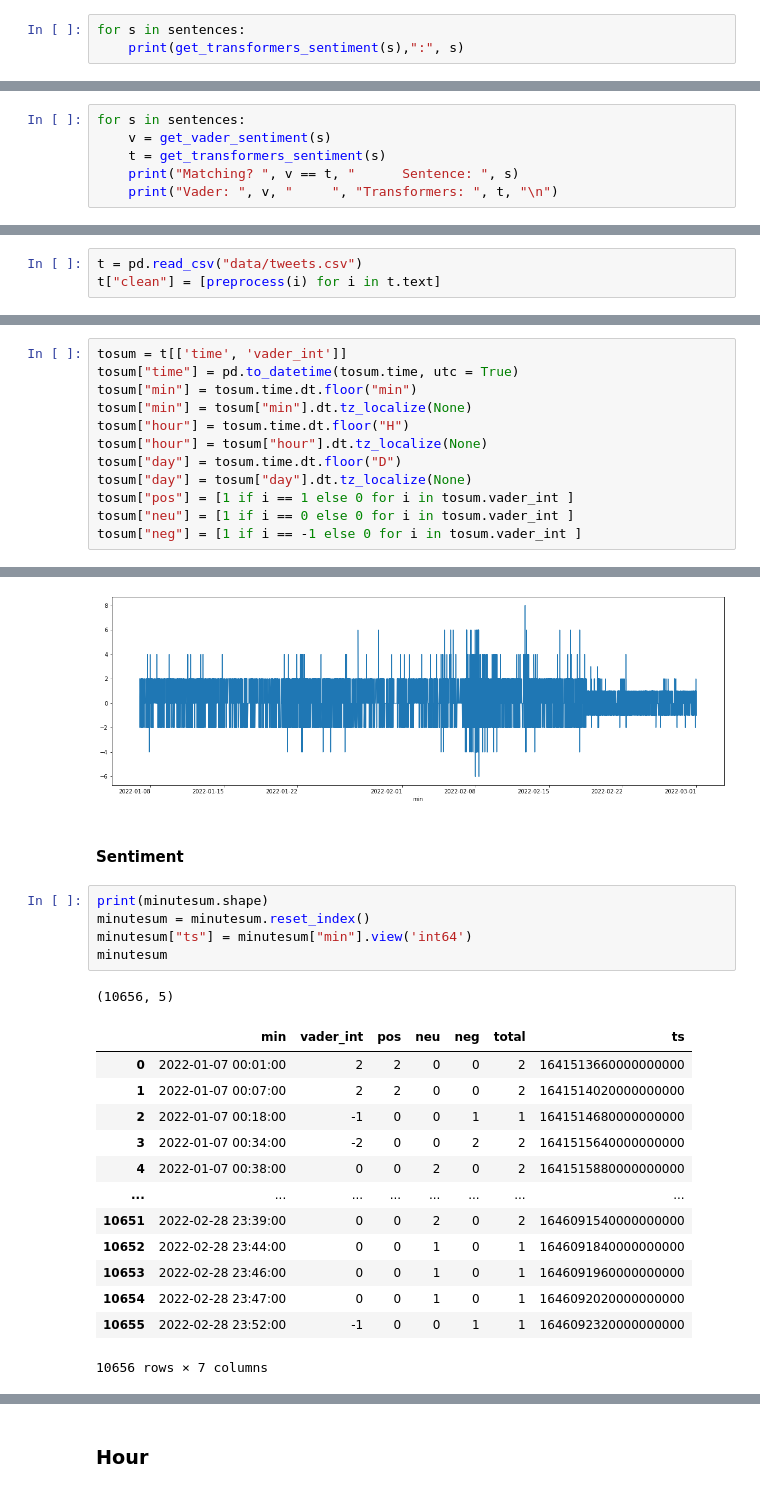
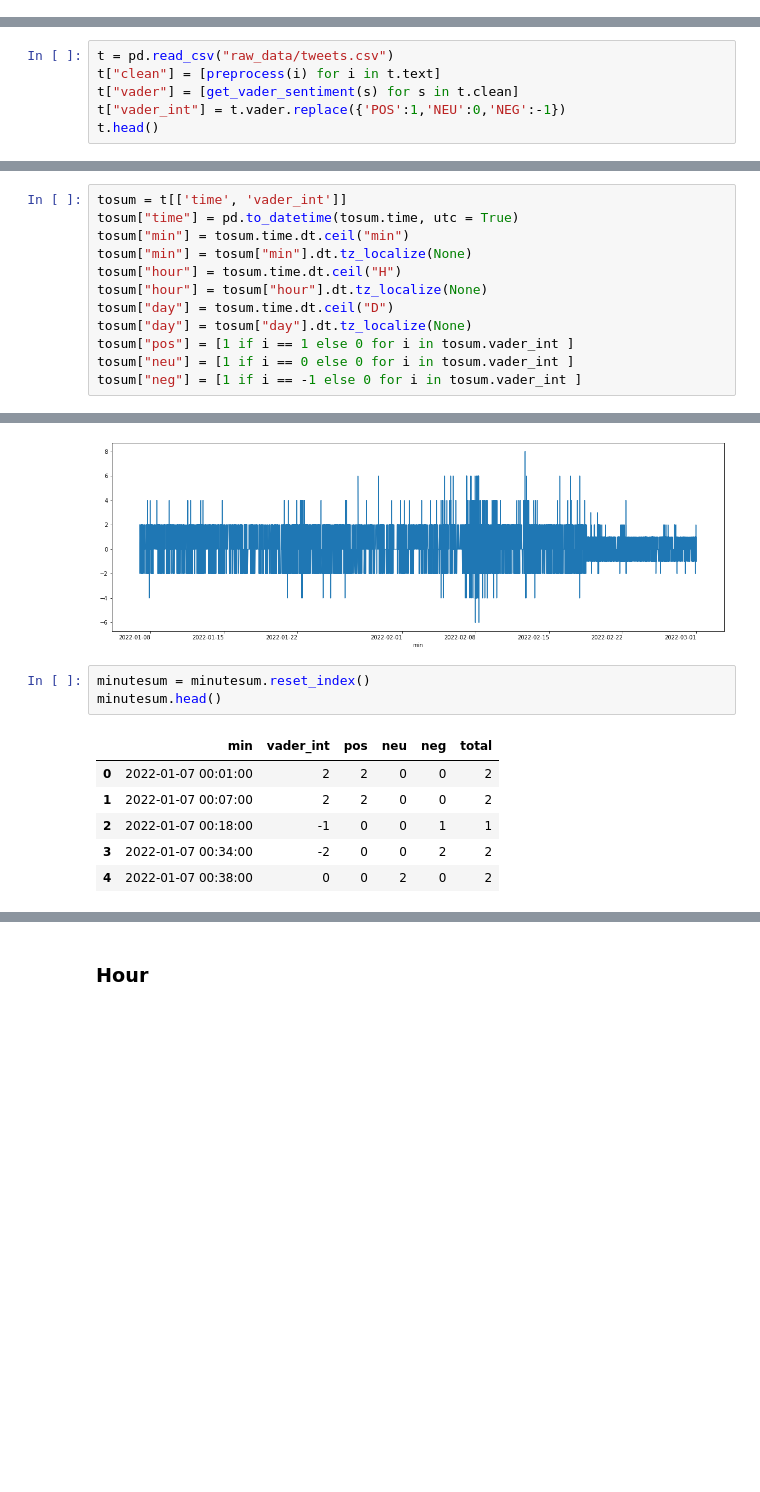
Before and after one commit to MGaulia/PD, a Jupyter notebook: 3 Sentiment.ipynb, the cells around one changed output, grey strips where cells are left out. Saved outputs shown, nothing was run; the diff lists cells and outputs as text; blank space fills up the shorter version.

```diff
--- a/3 Sentiment.ipynb
+++ b/3 Sentiment.ipynb
@@ -97,3 +54,0 @@ def get_transformers_sentiment(text):
-# %%
-for s in sentences:
-    print(get_transformers_sentiment(s),":", s)
@@ -119,6 +54,0 @@ POS : Not bad at all
-# %%
-for s in sentences:
-    v = get_vader_sentiment(s)
-    t = get_transformers_sentiment(s)
-    print("Matching? ", v == t, "      Sentence: ", s)
-    print("Vader: ", v, "     ", "Transformers: ", t, "\n")
@@ -164,3 +147,6 @@ def preprocess(text):
 # %%
-t = pd.read_csv("data/tweets.csv")
+t = pd.read_csv("raw_data/tweets.csv")
 t["clean"] = [preprocess(i) for i in t.text]
+t["vader"] = [get_vader_sentiment(s) for s in t.clean]
+t["vader_int"] = t.vader.replace({'POS':1,'NEU':0,'NEG':-1})
+t.head()
@@ -180,11 +165,11 @@ t.head()
 # %%
 tosum = t[['time', 'vader_int']]
 tosum["time"] = pd.to_datetime(tosum.time, utc = True)
-tosum["min"] = tosum.time.dt.floor("min")
+tosum["min"] = tosum.time.dt.ceil("min")
 tosum["min"] = tosum["min"].dt.tz_localize(None)
-tosum["hour"] = tosum.time.dt.floor("H")
+tosum["hour"] = tosum.time.dt.ceil("H")
 tosum["hour"] = tosum["hour"].dt.tz_localize(None)
-tosum["day"] = tosum.time.dt.floor("D")
+tosum["day"] = tosum.time.dt.ceil("D")
 tosum["day"] = tosum["day"].dt.tz_localize(None)
 tosum["pos"] = [1 if i == 1 else 0 for i in tosum.vader_int ]
 tosum["neu"] = [1 if i == 0 else 0 for i in tosum.vader_int ]
@@ -253,25 +197,13 @@ minutesum["vader_int"].plot(figsize = (20, 7), rot = 0)
 # %% [output]
 <AxesSubplot:xlabel='min'>
 [figure]
-# %% [markdown]
-#### Sentiment
 # %%
-print(minutesum.shape)
 minutesum = minutesum.reset_index()
-minutesum["ts"] = minutesum["min"].view('int64')
-minutesum
+minutesum.head()
 # %% [output]
-(10656, 5)
-|  | min | vader_int | pos | neu | neg | total | ts |
-| 0 | 2022-01-07 00:01:00 | 2 | 2 | 0 | 0 | 2 | 1641513660000000000 |
-| 1 | 2022-01-07 00:07:00 | 2 | 2 | 0 | 0 | 2 | 1641514020000000000 |
-| 2 | 2022-01-07 00:18:00 | -1 | 0 | 0 | 1 | 1 | 1641514680000000000 |
-| 3 | 2022-01-07 00:34:00 | -2 | 0 | 0 | 2 | 2 | 1641515640000000000 |
-| 4 | 2022-01-07 00:38:00 | 0 | 0 | 2 | 0 | 2 | 1641515880000000000 |
-| ... | ... | ... | ... | ... | ... | ... | ... |
-| 10651 | 2022-02-28 23:39:00 | 0 | 0 | 2 | 0 | 2 | 1646091540000000000 |
-| 10652 | 2022-02-28 23:44:00 | 0 | 0 | 1 | 0 | 1 | 1646091840000000000 |
-| 10653 | 2022-02-28 23:46:00 | 0 | 0 | 1 | 0 | 1 | 1646091960000000000 |
-| 10654 | 2022-02-28 23:47:00 | 0 | 0 | 1 | 0 | 1 | 1646092020000000000 |
-| 10655 | 2022-02-28 23:52:00 | -1 | 0 | 0 | 1 | 1 | 1646092320000000000 |
+|  | min | vader_int | pos | neu | neg | total |
+| 0 | 2022-01-07 00:01:00 | 2 | 2 | 0 | 0 | 2 |
+| 1 | 2022-01-07 00:07:00 | 2 | 2 | 0 | 0 | 2 |
+| 2 | 2022-01-07 00:18:00 | -1 | 0 | 0 | 1 | 1 |
+| 3 | 2022-01-07 00:34:00 | -2 | 0 | 0 | 2 | 2 |
+| 4 | 2022-01-07 00:38:00 | 0 | 0 | 2 | 0 | 2 |
-10656 rows × 7 columns
```
Also changed, not shown: parts of 50 cells of this notebook, 8 other files.
